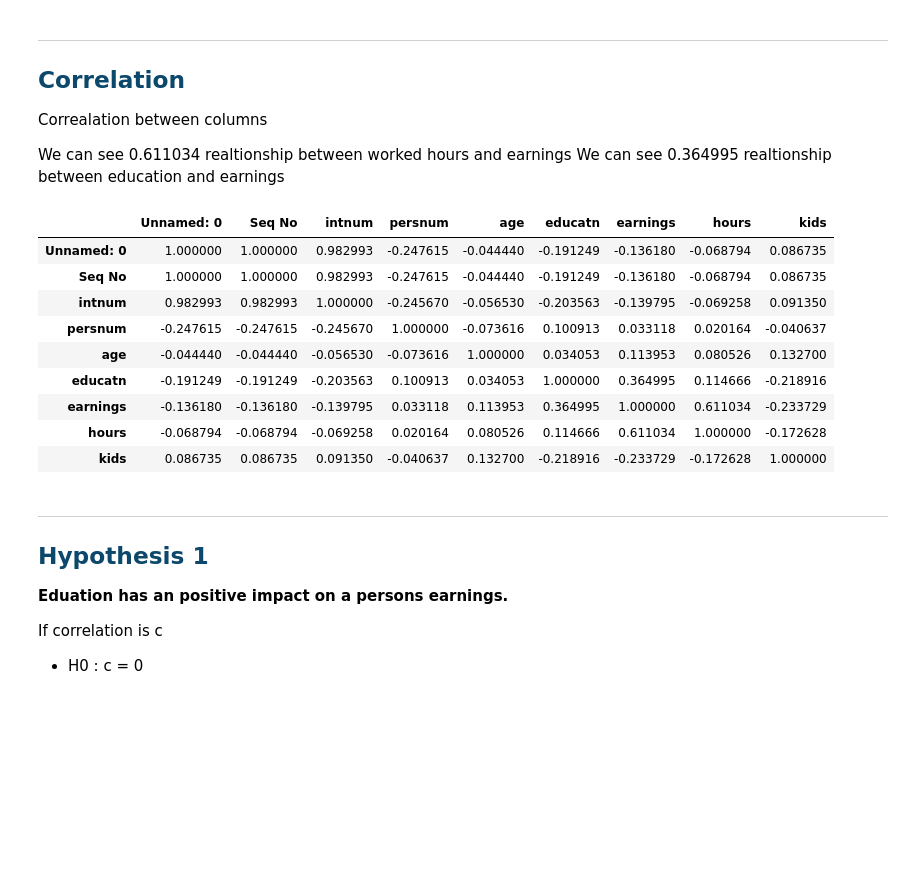
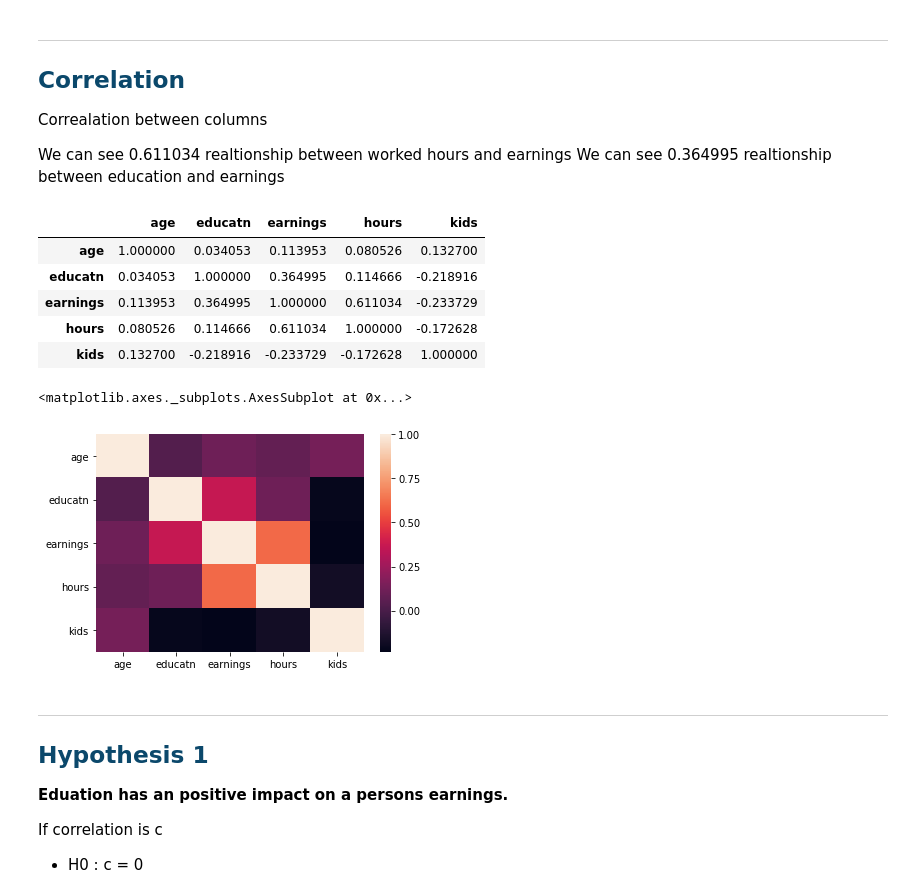
Before and after one commit to HashanAbeysinghe/data-science-assignment-1, a Jupyter notebook: AssignmentPart1.ipynb, the cells around one changed output. Drawn from its saved outputs; the diff is of its cells as text; code cells hidden in the pictures; blank space fills up the shorter version.

Commit message:
added heat chart for correaltions and hypothesis 2

```diff
--- a/AssignmentPart1.ipynb
+++ b/AssignmentPart1.ipynb
@@ -90,18 +91,25 @@ We can see 0.611034 realtionship between worked hours and earnings
 We can see 0.364995 realtionship between education and earnings
 # %%
 data = pd.read_csv('CleanedData.csv')
+data = data.iloc[:,1:-1]
+del data['Seq No']
+del data['persnum']
+del data['intnum']
+
 data.corr(method ='pearson')
 # %% [output]
-|  | Unnamed: 0 | Seq No | intnum | persnum | age | educatn | earnings | hours | kids |
-| Unnamed: 0 | 1.000000 | 1.000000 | 0.982993 | -0.247615 | -0.044440 | -0.191249 | -0.136180 | -0.068794 | 0.086735 |
-| Seq No | 1.000000 | 1.000000 | 0.982993 | -0.247615 | -0.044440 | -0.191249 | -0.136180 | -0.068794 | 0.086735 |
-| intnum | 0.982993 | 0.982993 | 1.000000 | -0.245670 | -0.056530 | -0.203563 | -0.139795 | -0.069258 | 0.091350 |
-| persnum | -0.247615 | -0.247615 | -0.245670 | 1.000000 | -0.073616 | 0.100913 | 0.033118 | 0.020164 | -0.040637 |
-| age | -0.044440 | -0.044440 | -0.056530 | -0.073616 | 1.000000 | 0.034053 | 0.113953 | 0.080526 | 0.132700 |
-| educatn | -0.191249 | -0.191249 | -0.203563 | 0.100913 | 0.034053 | 1.000000 | 0.364995 | 0.114666 | -0.218916 |
-| earnings | -0.136180 | -0.136180 | -0.139795 | 0.033118 | 0.113953 | 0.364995 | 1.000000 | 0.611034 | -0.233729 |
-| hours | -0.068794 | -0.068794 | -0.069258 | 0.020164 | 0.080526 | 0.114666 | 0.611034 | 1.000000 | -0.172628 |
-| kids | 0.086735 | 0.086735 | 0.091350 | -0.040637 | 0.132700 | -0.218916 | -0.233729 | -0.172628 | 1.000000 |
+|  | age | educatn | earnings | hours | kids |
+| age | 1.000000 | 0.034053 | 0.113953 | 0.080526 | 0.132700 |
+| educatn | 0.034053 | 1.000000 | 0.364995 | 0.114666 | -0.218916 |
+| earnings | 0.113953 | 0.364995 | 1.000000 | 0.611034 | -0.233729 |
+| hours | 0.080526 | 0.114666 | 0.611034 | 1.000000 | -0.172628 |
+| kids | 0.132700 | -0.218916 | -0.233729 | -0.172628 | 1.000000 |
+# %%
+corr = data.corr()
+sns.heatmap(corr)
+# %% [output]
+<matplotlib.axes._subplots.AxesSubplot at 0x...>
+[figure, added]
 # %% [markdown]
 ---
 ## <span style="color:#0b486b">Hypothesis 1</span>
```
Also changed, not shown: parts of 3 cells of this notebook.
